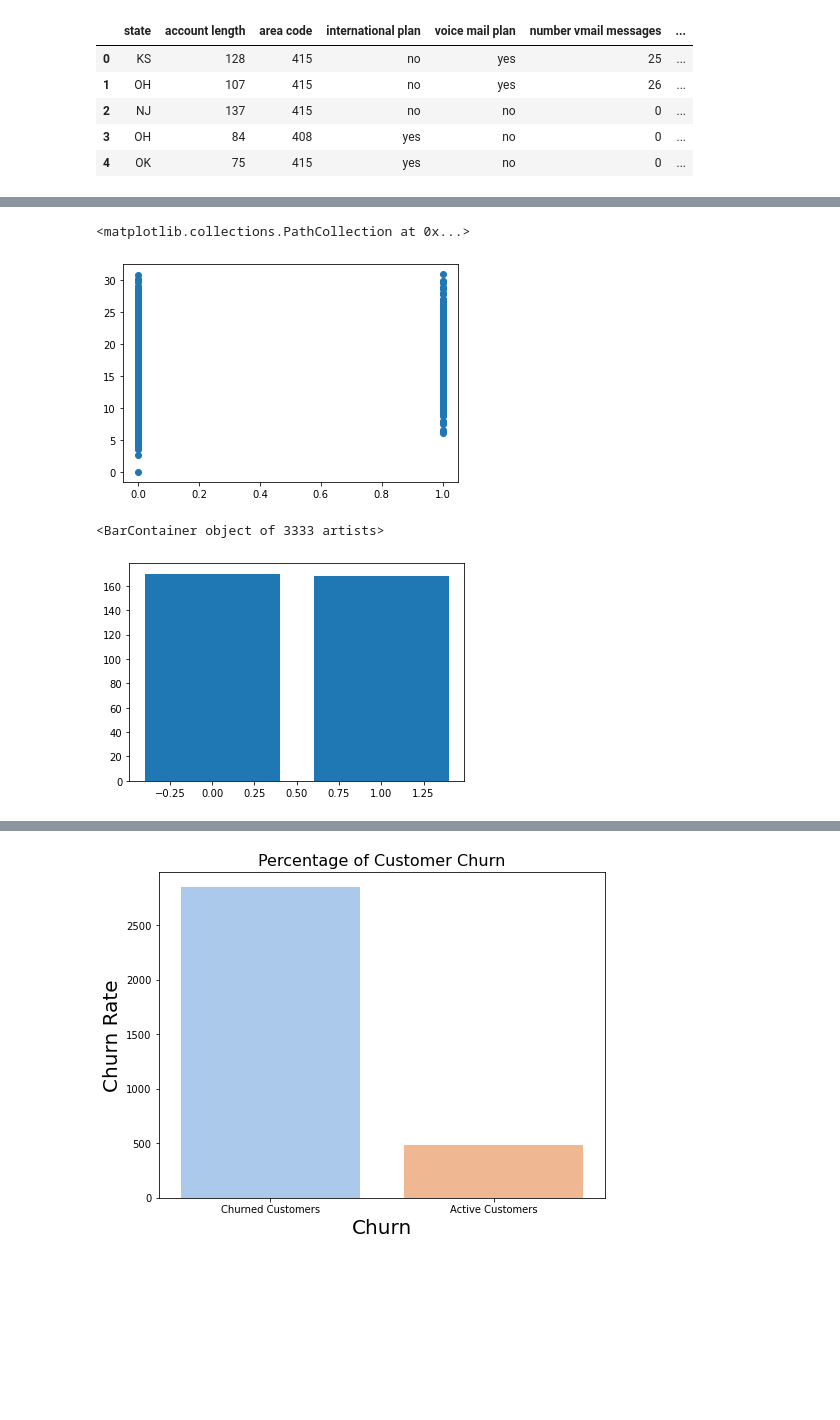
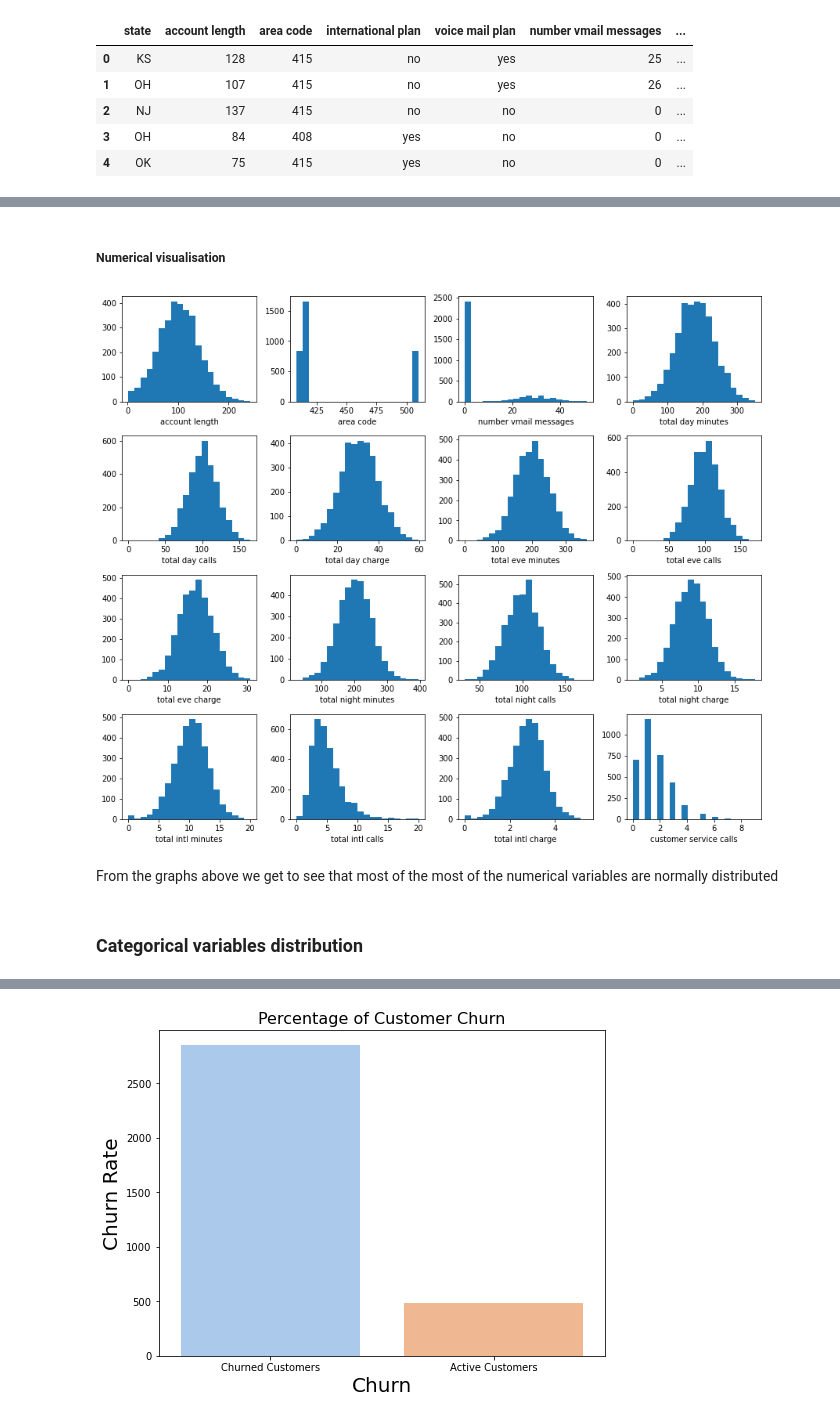
Before and after one commit to paulineKiarie/phase-3-project, a Jupyter notebook: student.ipynb, the cells around one changed output, grey strips where cells are left out. Cells and saved outputs as stored; diff of their text form; code cells hidden in the pictures; blank space fills up the shorter version.

```diff
--- a/student.ipynb
+++ b/student.ipynb
@@ -210,13 +194,19 @@ plt.bar(x = data["churn"], height=data["total day charge"])
-# %%
-plt.scatter(x = data["churn"], y=data["total eve charge"])
-# %% [output]
-<matplotlib.collections.PathCollection at 0x...>
-[figure, removed]
-# %%
-plt.bar(x = data["churn"], height=data["total eve calls"])
-# %% [output]
-<BarContainer object of 3333 artists>
-[figure, removed]
+# %% [markdown]
+##### Numerical visualisation
+# %%
+plt.figure(figsize=(12, 10))
+for i, feature in enumerate(num_vars, 1):
+    plt.subplot(4, 4, i)
+    plt.hist(data[feature], bins=20)
+    plt.xlabel(feature)
+plt.tight_layout()
+plt.show()
+# %% [output]
+[figure, added]
+# %% [markdown]
+From the graphs above we get to see that most of the most of the numerical variables are normally distributed
+# %% [markdown]
+### Categorical variables distribution
 # %%
 #Transform the voicemail column to binary values for easy coding
 data['voice mail plan'] = data['voice mail plan'].map({'yes': 1, 'no': 0})
```
Also changed, not shown: parts of 67 cells of this notebook, 1 other file.
